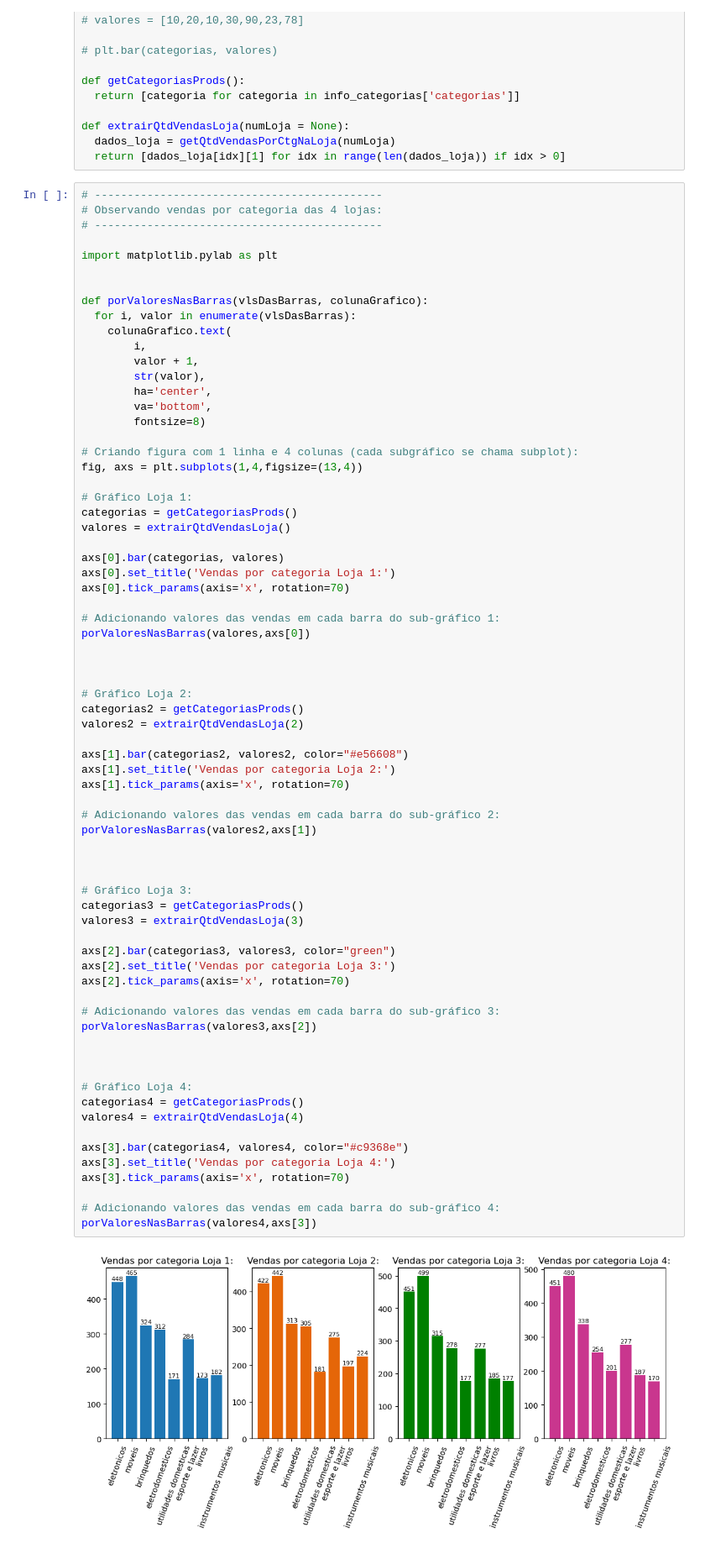
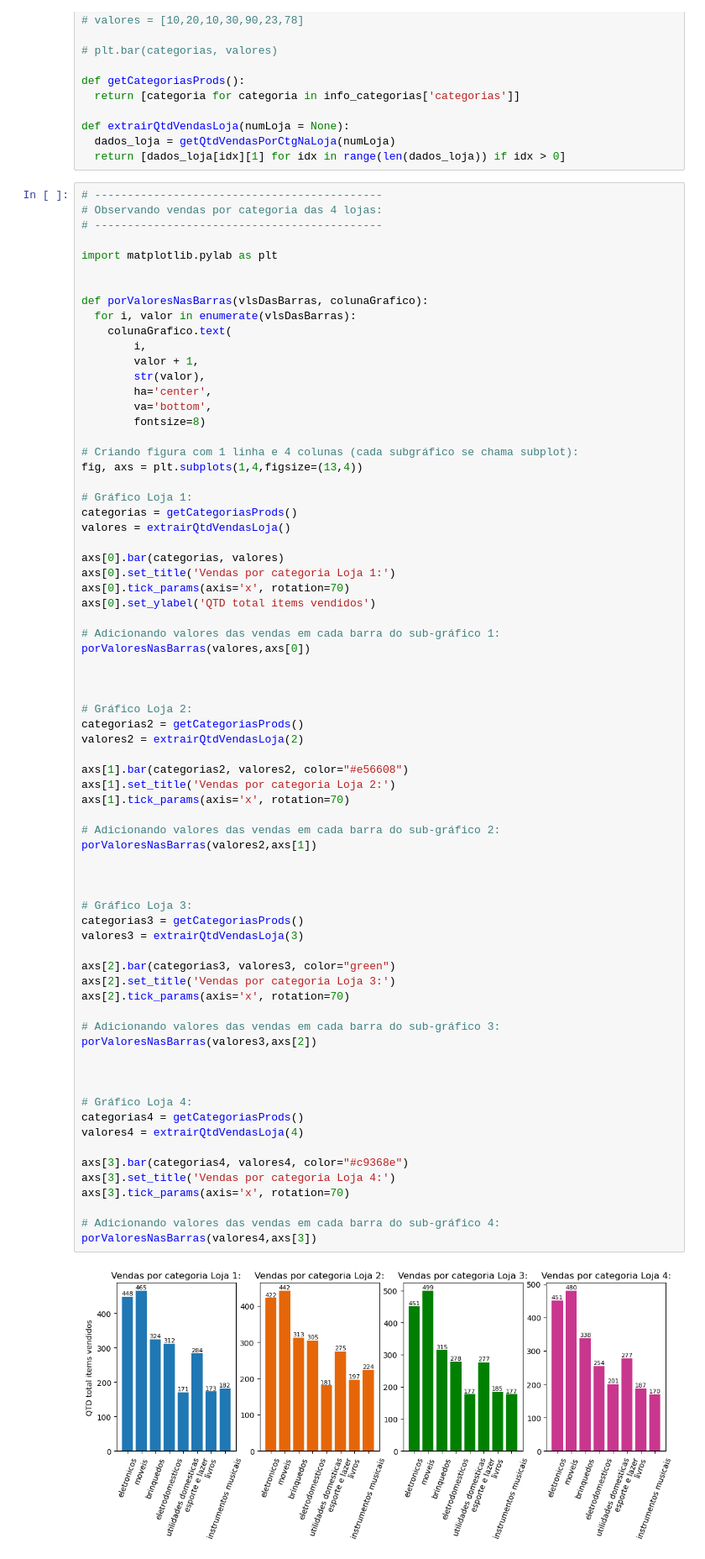
Before and after one commit to Megalonnix/ChallengeAluraStore, a Jupyter notebook: AluraStoreBr.ipynb, the cells around one changed output. Shown at 84% size. Cells and saved outputs as stored; diff of their text form.

```diff
--- a/AluraStoreBr.ipynb
+++ b/AluraStoreBr.ipynb
@@ -223,6 +223,7 @@ valores = extrairQtdVendasLoja()
 axs[0].bar(categorias, valores)
 axs[0].set_title('Vendas por categoria Loja 1:')
 axs[0].tick_params(axis='x', rotation=70)
+axs[0].set_ylabel('QTD total items vendidos')
 
 # Adicionando valores das vendas em cada barra do sub-gráfico 1:
 porValoresNasBarras(valores,axs[0])
@@ -239,34 +240,34 @@ axs[1].tick_params(axis='x', rotation=70)
 
 # Adicionando valores das vendas em cada barra do sub-gráfico 2:
 porValoresNasBarras(valores2,axs[1])
 
 
 
 # Gráfico Loja 3:
 categorias3 = getCategoriasProds()
 valores3 = extrairQtdVendasLoja(3)
 
 axs[2].bar(categorias3, valores3, color="green")
 axs[2].set_title('Vendas por categoria Loja 3:')
 axs[2].tick_params(axis='x', rotation=70)
 
 # Adicionando valores das vendas em cada barra do sub-gráfico 3:
 porValoresNasBarras(valores3,axs[2])
 
 
 
 # Gráfico Loja 4:
 categorias4 = getCategoriasProds()
 valores4 = extrairQtdVendasLoja(4)
 
 axs[3].bar(categorias4, valores4, color="#c9368e")
 axs[3].set_title('Vendas por categoria Loja 4:')
 axs[3].tick_params(axis='x', rotation=70)
 
 # Adicionando valores das vendas em cada barra do sub-gráfico 4:
 porValoresNasBarras(valores4,axs[3])
 # %% [output]
-[figure, old version]
+[figure, new version]
 # %%
 # --------------------------------------------
 # Observando vendas por categoria das 4 lojas:
```
Also changed, not shown: parts of 2 cells of this notebook, 1 other file.
